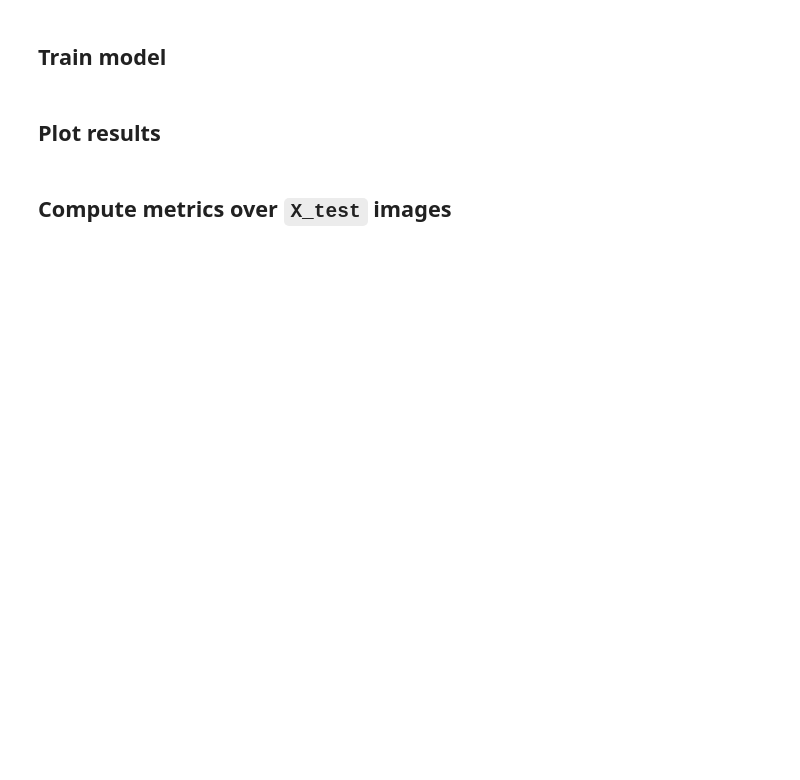
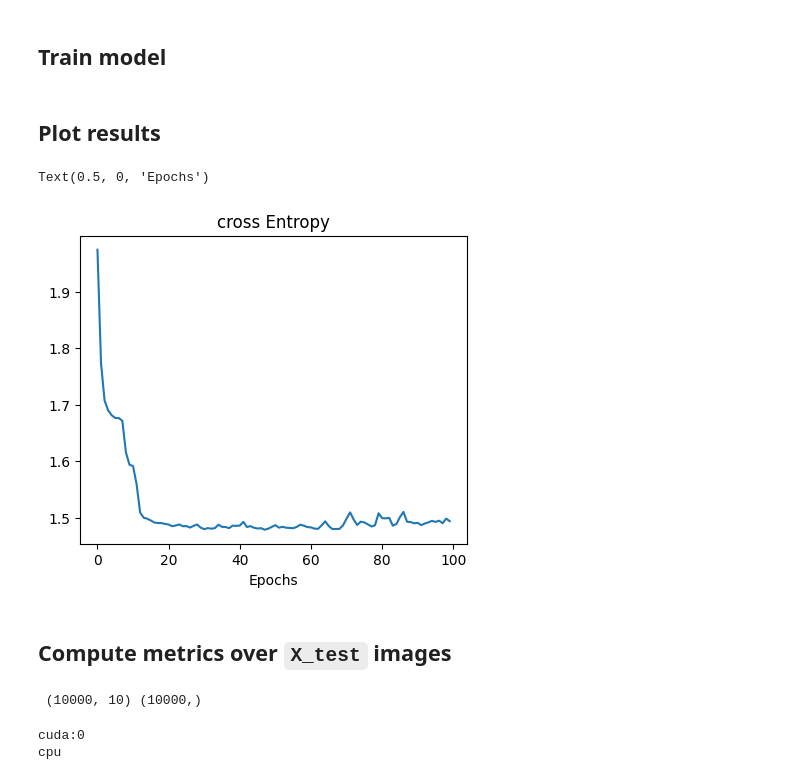
Before and after one commit to yustinbarnet/machine_learning, a Jupyter notebook: Sem_10/MLP_pytorch.ipynb, the cells around one changed output. Cells and saved outputs as stored; diff of their text form; code cells hidden in the pictures; blank space fills up the shorter version.

````diff
--- a/Sem_10/MLP_pytorch.ipynb
+++ b/Sem_10/MLP_pytorch.ipynb
@@ -36,11 +58,3 @@ print(X_test.shape,y_test.shape)
 (20000, 785)
 (20000, 784) (20000,)
 (10000, 784) (10000,)
-# %%
-# create train / test splits
-# X_train, X_test, y_train, y_test = _
-
-# Reshape to bidimensional (image) size
-X_train, X_test = _ , _
-
-print (X_train.shape, X_test.shape, y_train.shape, y_test.shape)
@@ -150,8 +167,8 @@ for epoch in progress: # Iterate over all the num of epochs
     # First step, take the data from the dataset
     batch_X = X_train[idx: idx + batch_size]
     batch_y = y_train[idx: idx + batch_size]
-    batch_X = torch.from_numpy(batch_X).to(torch.float32) # Convert to torch tensor to feed the graph
-    batch_y = torch.from_numpy(batch_y).to(torch.float32) # Convert to torch tensor to feed the graph
+    batch_X = torch.from_numpy(batch_X).to(torch.float32).cuda() # Convert to torch tensor to feed the graph
+    batch_y = torch.from_numpy(batch_y).to(torch.float32).cuda() # Convert to torch tensor to feed the graph
 
     # 1.Zero the gradients
     optimizer.zero_grad()
@@ -184,3 +199,41 @@ for epoch in progress: # Iterate over all the num of epochs
+# %%
+# Plot progress (loss function)
+_, ax = plt.subplots(figsize=(5,4))
+ax.plot(losses)
+ax.set_title("cross Entropy")
+ax.set_xlabel('Epochs')
+# %% [output]
+Text(0.5, 0, 'Epochs')
+[figure, added]
 # %% [markdown]
 ## Compute metrics over ```X_test``` images
+# %%
+progress = tqdm(range( 0 , len(X_test) , batch_size ), ncols=100)
+predictions = []
+
+for i in progress : # Iterate over all batches of data
+  #
+  batch_X = X_test[i : i + batch_size]
+  batch_y = y_test[i : i + batch_size]
+  batch_X = torch.from_numpy(batch_X).to(torch.float32).cuda()
+  batch_y = torch.from_numpy(batch_y).to(torch.float32).cuda()
+
+  # Perform forward pass to compute predictions
+  batch_predictions = model(batch_X)
+  predictions.extend(batch_predictions.detach().cpu().numpy()) #extend puede agregar varios elementos de una secuencia al final de la lista, append agrega un elemento al final de la lista
+
+y_test_ = np.argmax(y_test, axis=1) #convertir y_test que es categorica a numerica en una nueva variable
+predictions = np.argmax(predictions, axis=1)
+
+
+print('\n', y_test.shape,predictions.shape)
+# %% [output]
+ (10000, 10) (10000,)
+# %%
+#para saber el estado
+print(batch_X.device)
+print(batch_X.cpu().device)
+# %% [output]
+cuda:0
+cpu
 # %%
````
Also changed, not shown: parts of 7 cells of this notebook.
